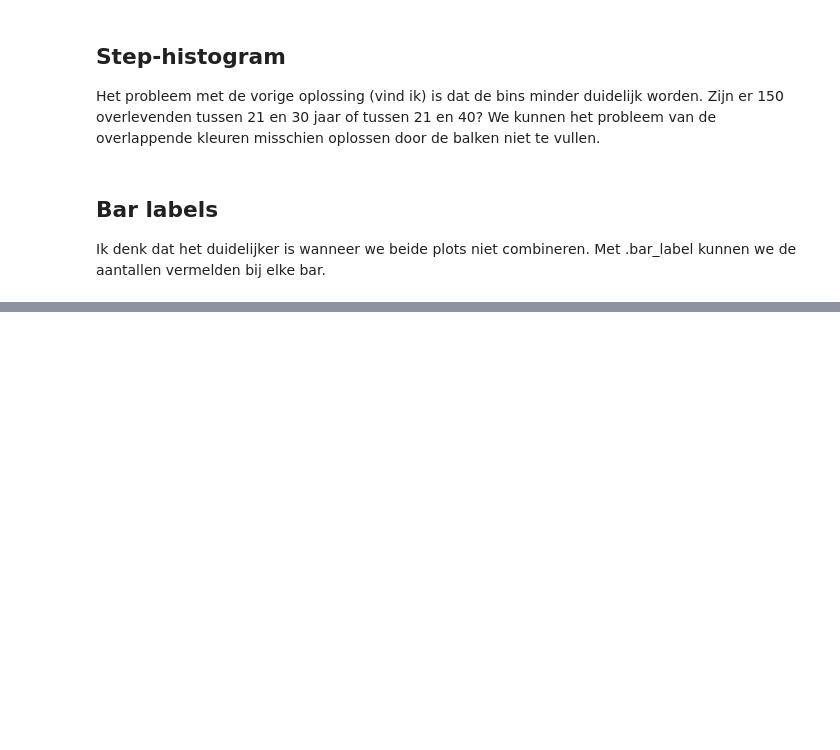
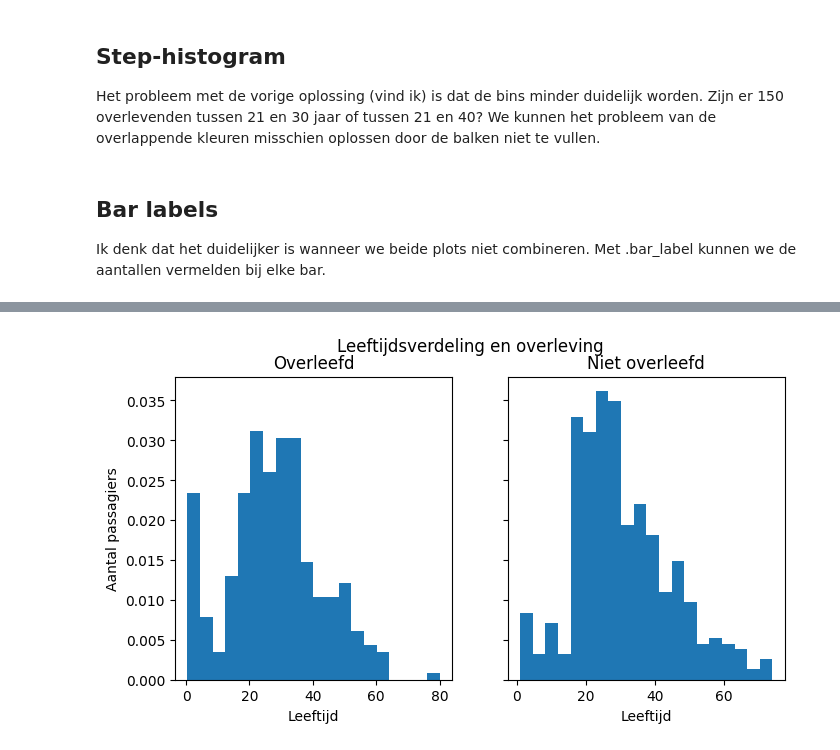
Before and after one commit to Jef-DS/matplotlib, a Jupyter notebook: matplotlib06.ipynb, the cells around one changed output, grey strips where cells are left out. Drawn from its saved outputs; the diff is of its cells as text; code cells hidden in the pictures; blank space fills up the shorter version.

```diff
--- a/matplotlib06.ipynb
+++ b/matplotlib06.ipynb
@@ -180,0 +189,16 @@ plt.show()
+# %%
+overleefd_leeftijden = df.loc[df.Survived==1, 'Age'].dropna()
+niet_overleefd_leeftijden = df.loc[df.Survived==0, 'Age'].dropna()
+cm = 1/2.54
+fig, ax = plt.subplots(1, 2, sharey=True, figsize=(20*cm, 10*cm))
+ax[0].hist(overleefd_leeftijden, bins=20, density=True)
+ax[0].set_title('Overleefd')
+ax[1].hist(niet_overleefd_leeftijden, bins=20, density=True)
+ax[1].set_title('Niet overleefd')
+fig.suptitle('Leeftijdsverdeling en overleving')
+ax[0].set_xlabel('Leeftijd')
+ax[1].set_xlabel('Leeftijd')
+ax[0].set_ylabel('Aantal passagiers')
+plt.show()
+# %% [output]
+[figure, added]
```
Also changed, not shown: parts of 4 cells of this notebook.
